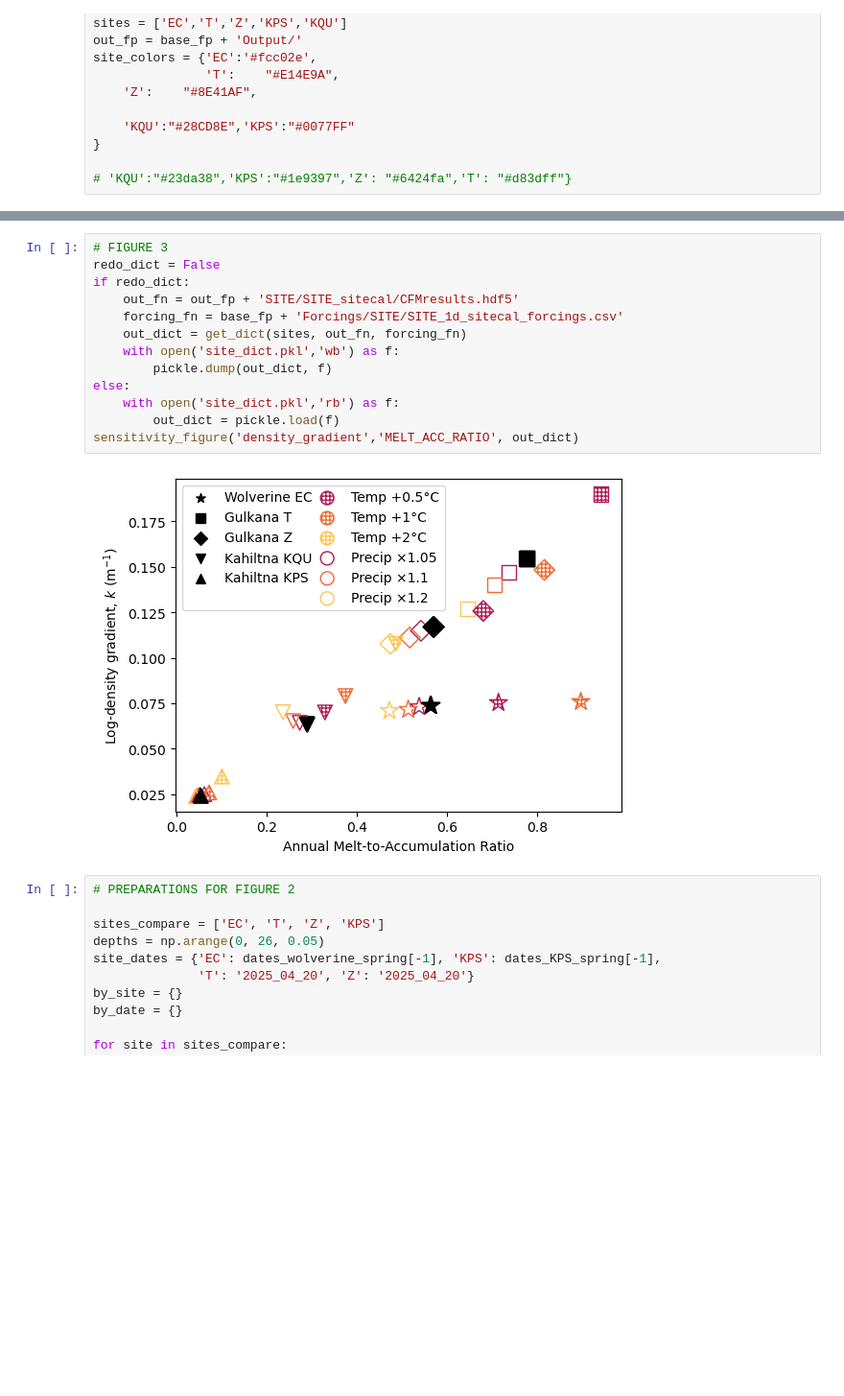
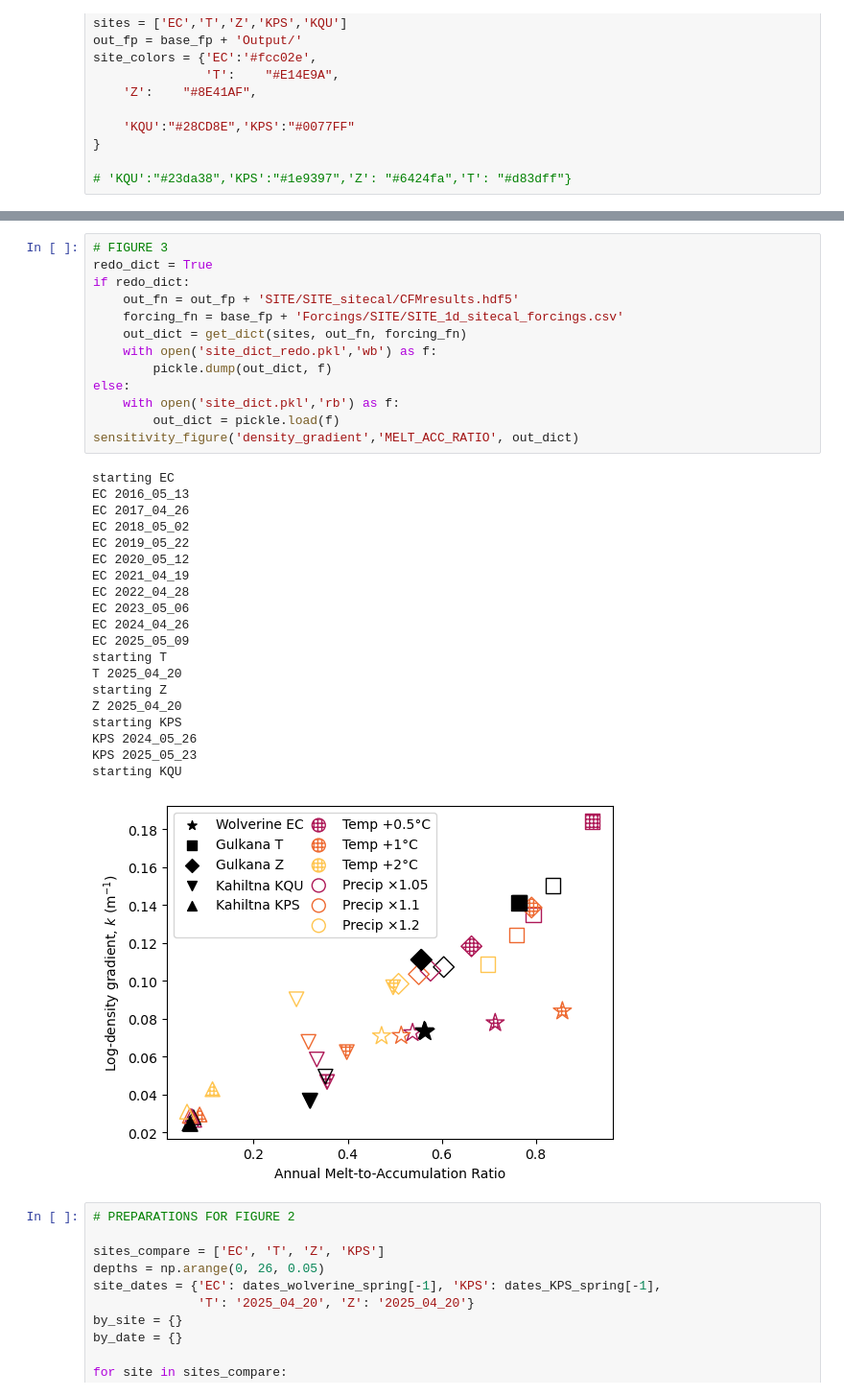
Before and after one commit to clairevwilson/CommunityFirnModel, a Jupyter notebook: CFM_main/paper_figures.ipynb, the cells around one changed output, grey strips where cells are left out. Shown at 96% size. Saved outputs shown, nothing was run; the diff lists cells and outputs as text; blank space fills up the shorter version.

```diff
--- a/CFM_main/paper_figures.ipynb
+++ b/CFM_main/paper_figures.ipynb
@@ -67,18 +64,37 @@ ValueError: x and y must be the same size
 # %%
 # FIGURE 3
-redo_dict = False
+redo_dict = True
 if redo_dict:
     out_fn = out_fp + 'SITE/SITE_sitecal/CFMresults.hdf5'
     forcing_fn = base_fp + 'Forcings/SITE/SITE_1d_sitecal_forcings.csv'
     out_dict = get_dict(sites, out_fn, forcing_fn)
-    with open('site_dict.pkl','wb') as f:
+    with open('site_dict_redo.pkl','wb') as f:
         pickle.dump(out_dict, f)
 else:
     with open('site_dict.pkl','rb') as f:
         out_dict = pickle.load(f)
 sensitivity_figure('density_gradient','MELT_ACC_RATIO', out_dict)
 # %% [output]
+starting EC
+EC 2016_05_13
+EC 2017_04_26
+EC 2018_05_02
+EC 2019_05_22
+EC 2020_05_12
+EC 2021_04_19
+EC 2022_04_28
+EC 2023_05_06
+EC 2024_04_26
+EC 2025_05_09
+starting T
+T 2025_04_20
+starting Z
+Z 2025_04_20
+starting KPS
+KPS 2024_05_26
+KPS 2025_05_23
+starting KQU
-[figure, old version]
+[figure, new version]
 # %%
 # PREPARATIONS FOR FIGURE 2
 
```
Also changed, not shown: parts of 1 cell of this notebook, 6 other files.
